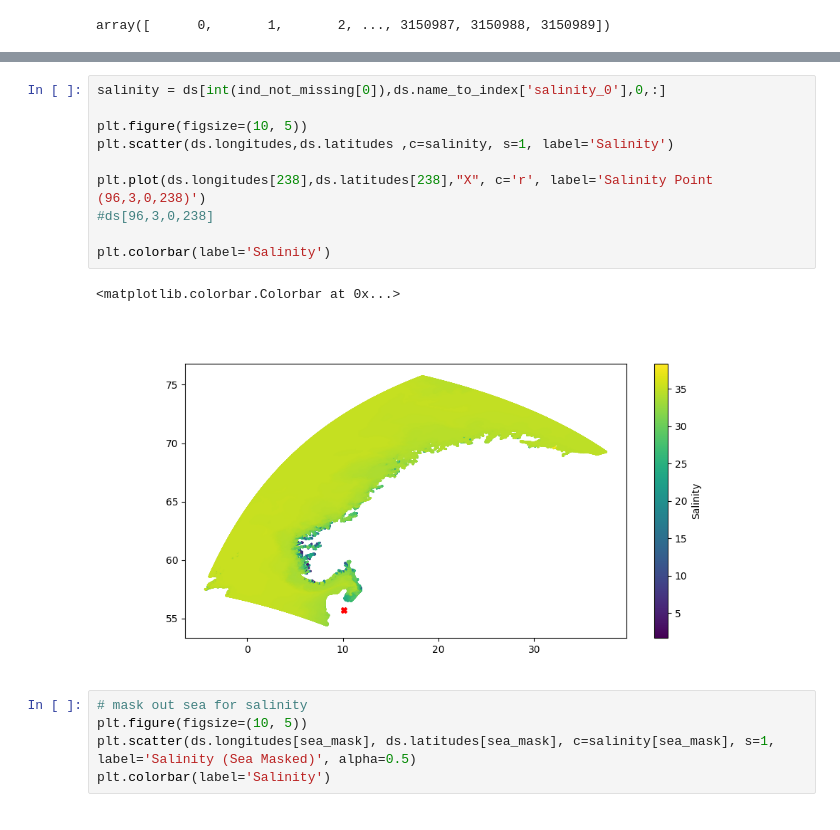
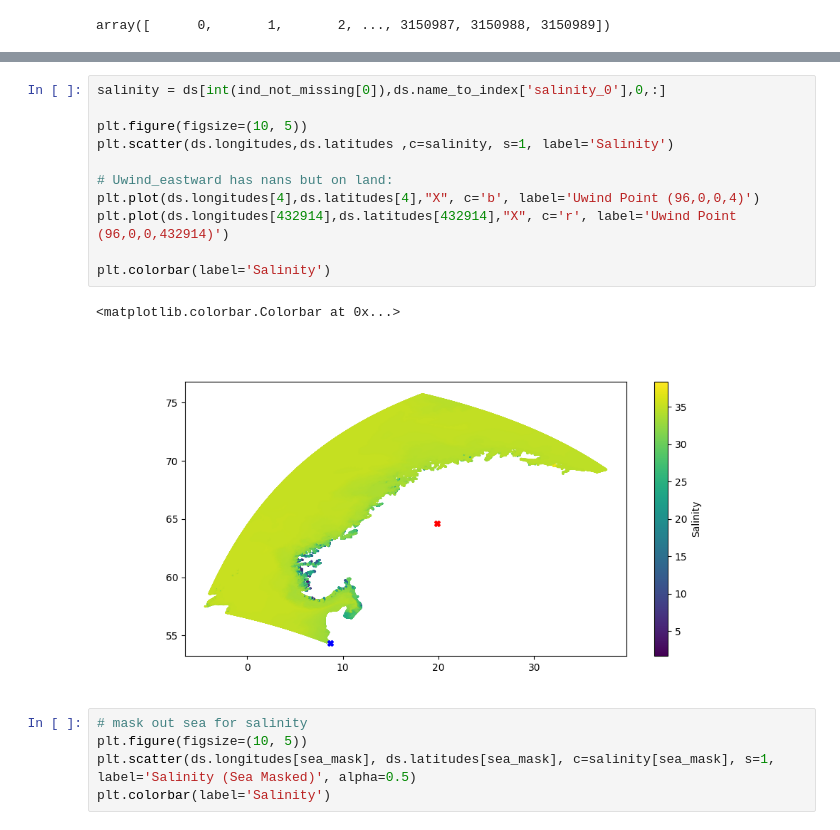
Before and after one commit to metno/ocean-ai, a Jupyter notebook: datasets/find_nans.ipynb, the cells around one changed output, grey strips where cells are left out. Saved outputs shown, nothing was run; the diff lists cells and outputs as text.

```diff
--- a/datasets/find_nans.ipynb
+++ b/datasets/find_nans.ipynb
@@ -95,16 +107,17 @@ MemoryError: Unable to allocate 10.6 GiB for an array with shape (9, 100, 1, 315
 # %%
 salinity = ds[int(ind_not_missing[0]),ds.name_to_index['salinity_0'],0,:]
 
 plt.figure(figsize=(10, 5))
 plt.scatter(ds.longitudes,ds.latitudes ,c=salinity, s=1, label='Salinity')
 
-plt.plot(ds.longitudes[238],ds.latitudes[238],"X", c='r', label='Salinity Point (96,3,0,238)')
-#ds[96,3,0,238]
+# Uwind_eastward has nans but on land:
+plt.plot(ds.longitudes[4],ds.latitudes[4],"X", c='b', label='Uwind Point (96,0,0,4)')
+plt.plot(ds.longitudes[432914],ds.latitudes[432914],"X", c='r', label='Uwind Point (96,0,0,432914)')
 
 plt.colorbar(label='Salinity')
 # %% [output]
 <matplotlib.colorbar.Colorbar at 0x...>
-[figure, old version]
+[figure, new version]
 # %%
 # mask out sea for salinity
 plt.figure(figsize=(10, 5))
```
Also changed, not shown: parts of 3 cells of this notebook, 2 other files.
